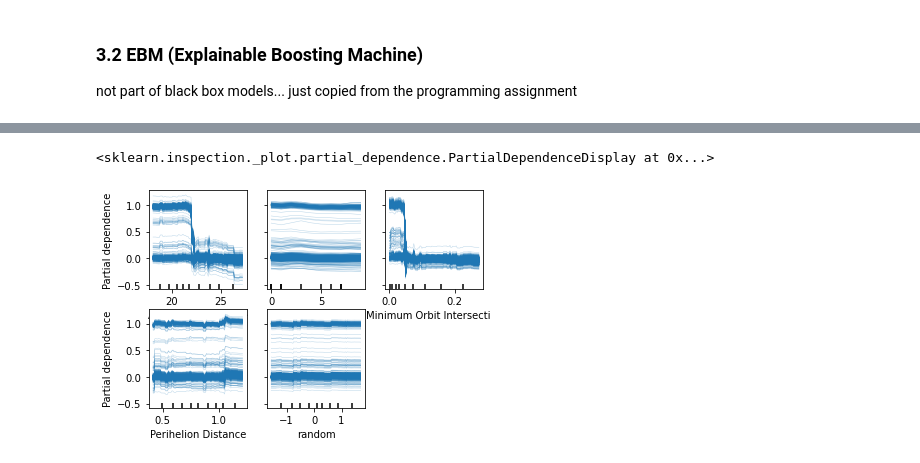
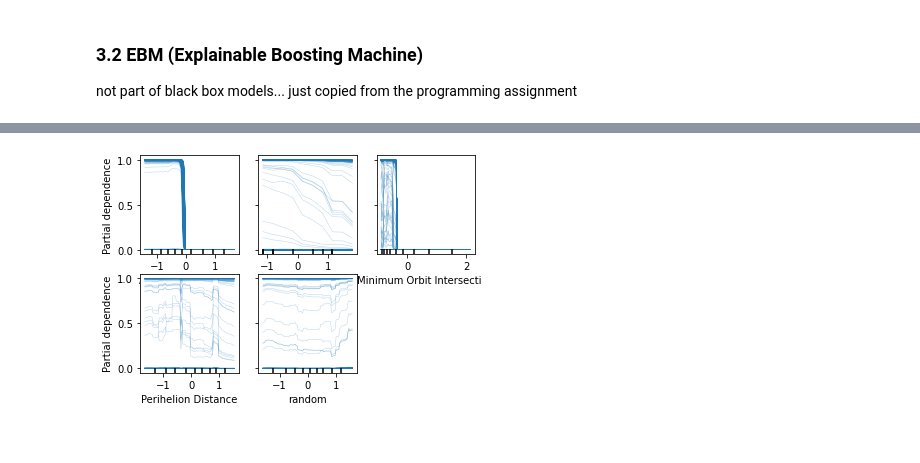
Before and after one commit to Robino-CK/HCML_Project, a Jupyter notebook: results.ipynb, the cells around one changed output, grey strips where cells are left out. Saved outputs shown, nothing was run; the diff lists cells and outputs as text; code cells hidden in the pictures.

Commit message:
added feature norm. and plots

```diff
--- a/results.ipynb
+++ b/results.ipynb
@@ -121,7 +141,7 @@ best_param_grid = {
 }
 
 
-grid_search = GridSearchCV(mlp, best_param_grid)
+grid_search = GridSearchCV(mlp, param_grid)
 grid_search.fit(x_train, y_train)
 
 nn = grid_search.best_estimator_
@@ -132,6 +152,14 @@ y_pred = nn.predict(x_test)
 rmse = np.sqrt(mean_squared_error(y_test, y_pred))
 accuracy = accuracy_score(y_test, y_pred)
 f1 = f1_score(y_test, y_pred)
+file = open(f"{plot_folder}/performence.txt", "w")
+file.write(f"Neural Network")
+file.write(f"Parameters: {grid_search.best_params_}\n")
+file.write(f"Accuracy: {accuracy}\n")
+file.write(f"RMSE: {rmse}\n")
+file.write(f"F1: {f1}\n")
+file.close()
+
 print(f"RMSE: {rmse}")
 print(f"Accuracy: {accuracy}")
 print(f"F1: {f1}")
@@ -170,0 +218,8 @@ PartialDependenceDisplay.from_estimator(nn, x_test, x_test.columns,
+# %%
+pdd = PartialDependenceDisplay.from_estimator(nn, x_test, x_test.columns,
+
+    kind='individual')
+pdd.figure_.set_figwidth(15)
+pdd.figure_.set_figheight(10)
+plt.savefig(f"{plot_folder}/nn_pdp.png")
+plt.show()
@@ -174,8 +233,8 @@ not part of black box models... just copied from the programming assignment
 # %%
-from interpret.glassbox import ExplainableBoostingRegressor
-from interpret import show
+from interpret.glassbox import ExplainableBoostingClassifier
+from interpret import show, preserve
 
-ebm = ExplainableBoostingRegressor().fit(x_train, y_train)
+ebm = ExplainableBoostingClassifier().fit(x_train, y_train)
 ### SHAP
 y_pred = ebm.predict(x_test)
 
@@ -186,4 +245,13 @@ f1 = f1_score(y_test, y_pred)
 print(f"RMSE: {rmse}")
 print(f"Accuracy: {accuracy}")
 print(f"F1: {f1}")
+
+
+file = open(f"{plot_folder}/performence.txt", "w")
+file.write(f"EBM")
+file.write(f"Parameters: {grid_search.best_params_}\n")
+file.write(f"Accuracy: {accuracy}\n")
+file.write(f"RMSE: {rmse}\n")
+file.write(f"F1: {f1}\n")
+file.close()
 # %% [output]
@@ -217,7 +291,10 @@ Text(0.5, 1.0, 'Permutation Importances (test set)')
 # %%
 PartialDependenceDisplay.from_estimator(ebm, x_test, x_test.columns,
 
     kind='individual')
+pdd.figure_.set_figwidth(15)
+pdd.figure_.set_figheight(10)
+plt.savefig(f"{plot_folder}/ebm_pdp.png")
+plt.show()
 # %% [output]
-<sklearn.inspection._plot.partial_dependence.PartialDependenceDisplay at 0x...>
-[figure, old version]
+[figure, new version]
```
Also changed, not shown: parts of 21 cells of this notebook, 22 other files.
